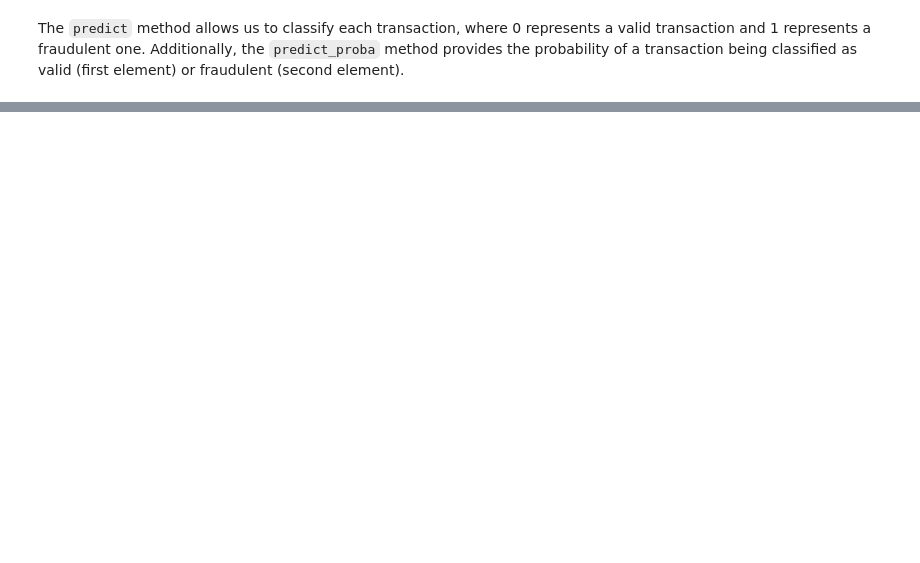
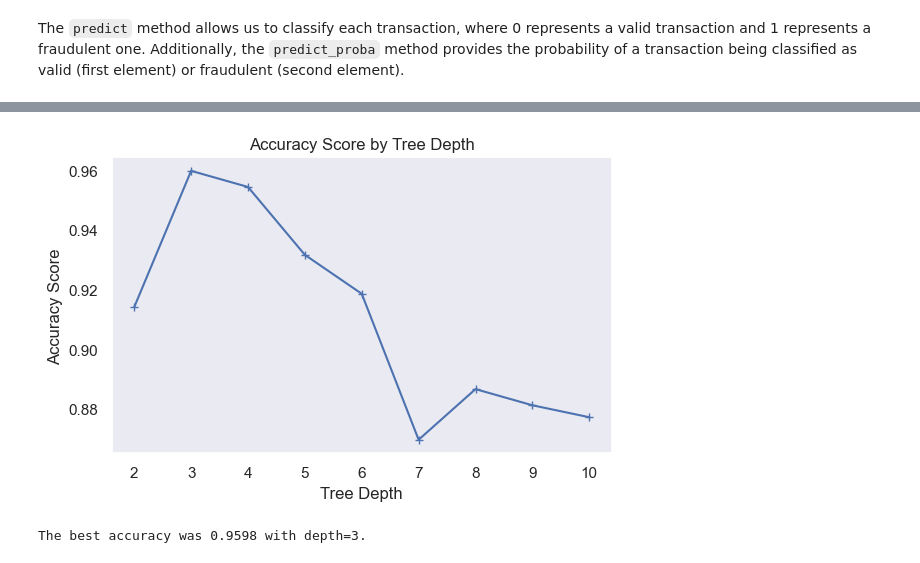
Before and after one commit to hugomaestri/data_science, a Jupyter notebook: 3-Credit_Card_Fraud_Detection.ipynb, the cells around one changed output, grey strips where cells are left out. Saved outputs shown, nothing was run; the diff lists cells and outputs as text; code cells hidden in the pictures; blank space fills up the shorter version.

```diff
--- a/3-Credit_Card_Fraud_Detection.ipynb
+++ b/3-Credit_Card_Fraud_Detection.ipynb
@@ -456,0 +496,28 @@ The model achieved an overall accuracy of 96.75%, indicating that 96.75% of all
+# %%
+# defining maximum depth (try depth from 3 to 10)
+n_min = 2
+n_max = 11
+depth = np.zeros((n_max - n_min))
+
+for i in range(n_min, n_max):
+    tree = DecisionTreeClassifier(max_depth=i, criterion="entropy")
+    tree.fit(X_rus, y_rus)
+    y_pred_tree = tree.predict(X_val)
+
+    depth[i-n_min] = accuracy_score(y_val, y_pred_tree)
+
+fig, ax = plt.subplots(figsize=(6,4))
+ax.plot(range(n_min, n_max), depth, marker="+")
+ax.set_title('Accuracy Score by Tree Depth')
+ax.set_ylabel('Accuracy Score')
+ax.set_xlabel('Tree Depth')
+ax.grid(False)
+
+plt.tight_layout()
+plt.show()
+
+best_depth = depth.argmax() + n_min
+print(f'The best accuracy was {round(depth.max(), 4)} with depth={best_depth}.')
+# %% [output]
+[figure, added]
+The best accuracy was 0.9598 with depth=3.
```
Also changed, not shown: parts of 20 cells of this notebook.
